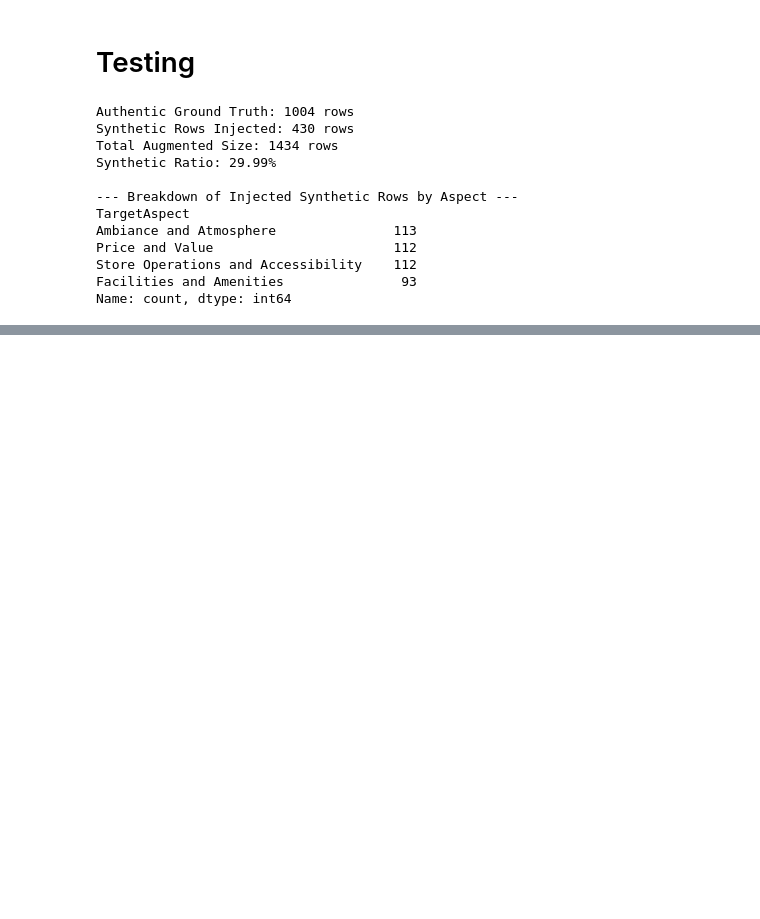
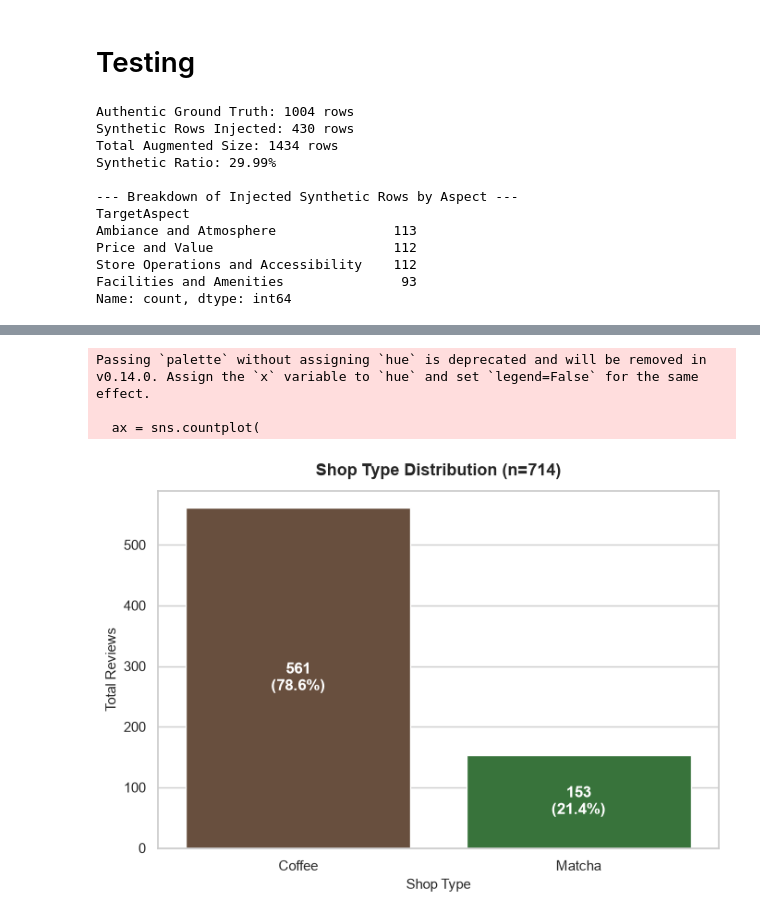
Before and after one commit to z-sulit/Thesis-Project-Aspect-Based-Sentiment-Analysis, a Jupyter notebook: _6_Active_Learning_w_Human_Annotation/phase6_nt2.ipynb, the cells around one changed output, grey strips where cells are left out. Drawn from its saved outputs; the diff is of its cells as text; code cells hidden in the pictures; blank space fills up the shorter version.

Commit message:
feat: updated augmented truth + ipynb

```diff
--- a/_6_Active_Learning_w_Human_Annotation/phase6_nt2.ipynb
+++ b/_6_Active_Learning_w_Human_Annotation/phase6_nt2.ipynb
@@ -150,0 +155,7 @@ Name: count, dtype: int64
+# %%
+df_714 = pd.read_csv('Augmented_Ground_Truth_714.csv')
+
+
+print(f"Total Rows: {len(df_714)}")
+print(f"Synthetic Count: {df_714['is_synthetic'].sum()} ({df_714['is_synthetic'].mean() * 100:.2f}%)")
+print(f"Authentic Count: {(~df_714['is_synthetic']).sum()} ({(~df_714['is_synthetic']).mean() * 100:.2f}%)\n")
@@ -150,0 +199,32 @@ Name: count, dtype: int64
+# %%
+shop_col = 'shop_type' if 'shop_type' in df_714.columns else 'Shop_Type'
+df_714[shop_col] = df_714[shop_col].str.strip().str.capitalize()
+
+plt.figure(figsize=(7, 5))
+sns.set_theme(style="whitegrid")
+
+# Plot Coffee vs Matcha count breakdown
+ax = sns.countplot(
+    data=df_714,
+    x=shop_col,
+    palette={'Coffee': '#6F4E37', 'Matcha': '#2E7D32'},
+    order=['Coffee', 'Matcha']
+)
+
+total = len(df_714)
+for p in ax.patches:
+    count = int(p.get_height())
+    pct = f"{100 * count / total:.1f}%"
+    ax.annotate(f"{count}\n({pct})", (p.get_x() + p.get_width() / 2., p.get_height() / 2),
+                ha='center', va='center', color='white', fontweight='bold', fontsize=12)
+
+plt.title(f'Shop Type Distribution (n={total})', fontsize=13, fontweight='bold', pad=12)
+plt.xlabel('Shop Type', fontsize=11)
+plt.ylabel('Total Reviews', fontsize=11)
+plt.tight_layout()
+plt.show()
+# %% [output]
+Passing `palette` without assigning `hue` is deprecated and will be removed in v0.14.0. Assign the `x` variable to `hue` and set `legend=False` for the same effect.
+
+  ax = sns.countplot(
+[figure, added]
```
Also changed, not shown: parts of 5 cells of this notebook.
